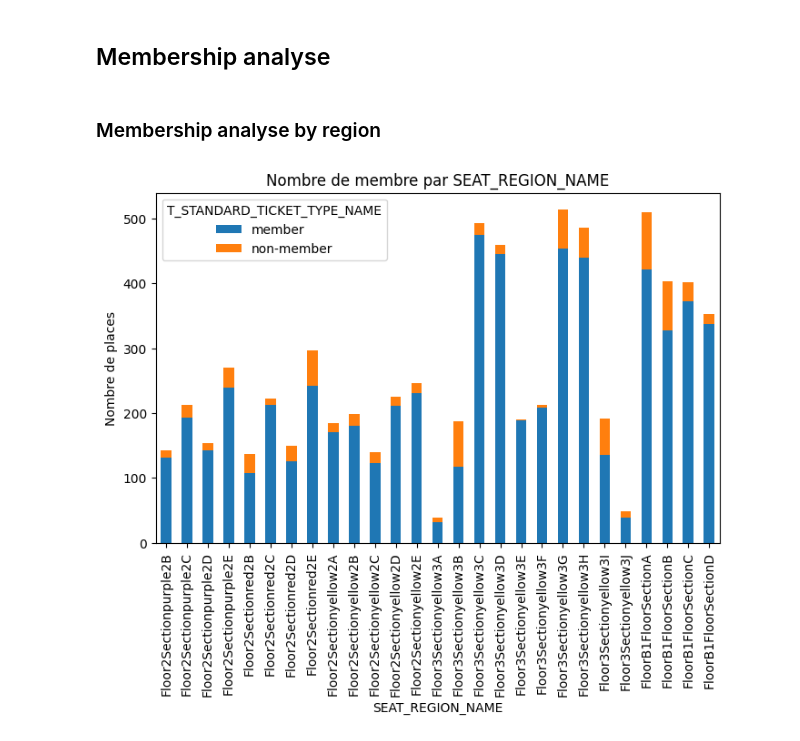
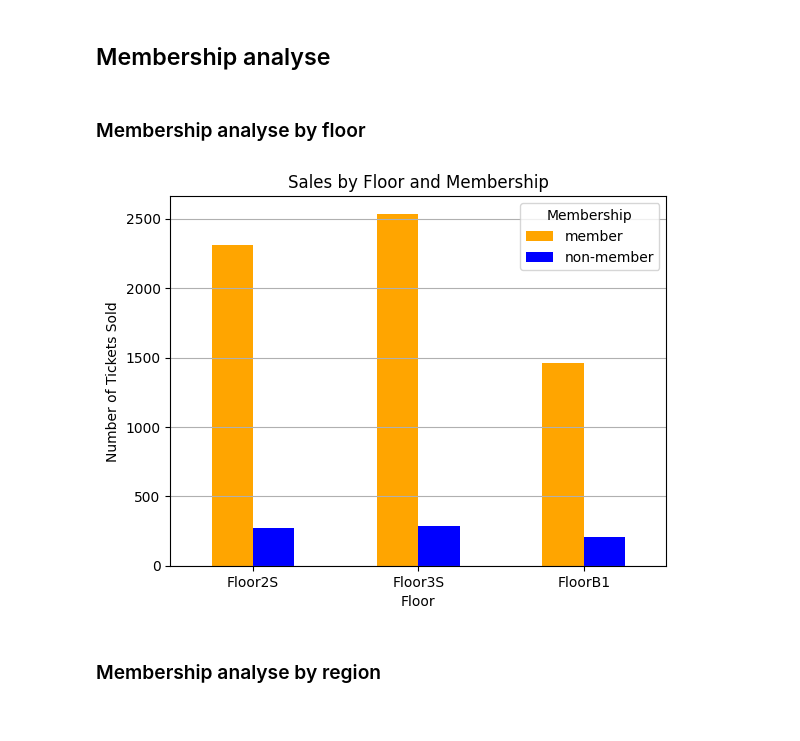
Before and after one commit to ObNitram/girl_generation_project, a Jupyter notebook: girlgenerationprpject.ipynb, the cells around one changed output. Saved outputs shown, nothing was run; the diff lists cells and outputs as text; code cells hidden in the pictures.

```diff
--- a/girlgenerationprpject.ipynb
+++ b/girlgenerationprpject.ipynb
@@ -159,20 +185,38 @@ plt.show()
 # %% [markdown]
 ## Membership analyse
+# %% [markdown]
+### Membership analyse by floor
+# %%
+# Grouping by seat region and ticket type, then counting
+df_membership_by_seat_region = (
+    df_task1.groupby(["SEAT_REGION_NAME", "T_STANDARD_TICKET_TYPE_NAME"])
+    .size()
+    .reset_index(name="Count")
+)
+df_membership_by_seat_region = df_membership_by_seat_region.pivot(
+    index="SEAT_REGION_NAME", columns="T_STANDARD_TICKET_TYPE_NAME", values="Count"
+)
+
+# Defining colors
+colors = ["orange", "blue"]
+
+df_membership_by_floor = df_membership_by_seat_region.copy()
+
+df_membership_by_floor.reset_index(inplace=True)
+df_membership_by_floor.rename(columns={"index": "SEAT_REGION_NAME"}, inplace=True)
+
+df_membership_by_floor["Floor"] = df_membership_by_floor["SEAT_REGION_NAME"].str[:7]
+df_membership_by_floor = df_membership_by_floor.groupby("Floor").sum()
+
+df_membership_by_floor.plot(kind="bar", ax=plt.gca(), color=colors)
+plt.title("Sales by Floor and Membership")
+plt.xlabel("Floor")
+plt.ylabel("Number of Tickets Sold")
+plt.xticks(rotation=0)
+plt.legend(title="Membership")
+plt.grid(axis="y")
+plt.show()
+# %% [output]
+[figure, added]
 # %% [markdown]
 ### Membership analyse by region
-# %%
-df_membership_by_seat_region = (
-    df.groupby(["SEAT_REGION_NAME", "T_STANDARD_TICKET_TYPE_NAME"])
-    .size()
-    .reset_index(name="Nombre")
-)
-df_membership_by_seat_region = df_membership_by_seat_region.pivot(
-    index="SEAT_REGION_NAME", columns="T_STANDARD_TICKET_TYPE_NAME", values="Nombre"
-)
-df_membership_by_seat_region.plot(kind="bar", stacked=True, figsize=(8, 5))
-plt.title("Nombre de membre par SEAT_REGION_NAME")
-plt.ylabel("Nombre de places")
-plt.xlabel("SEAT_REGION_NAME")
-plt.show()
-# %% [output]
-[figure, removed]
```
Also changed, not shown: parts of 38 cells of this notebook.
